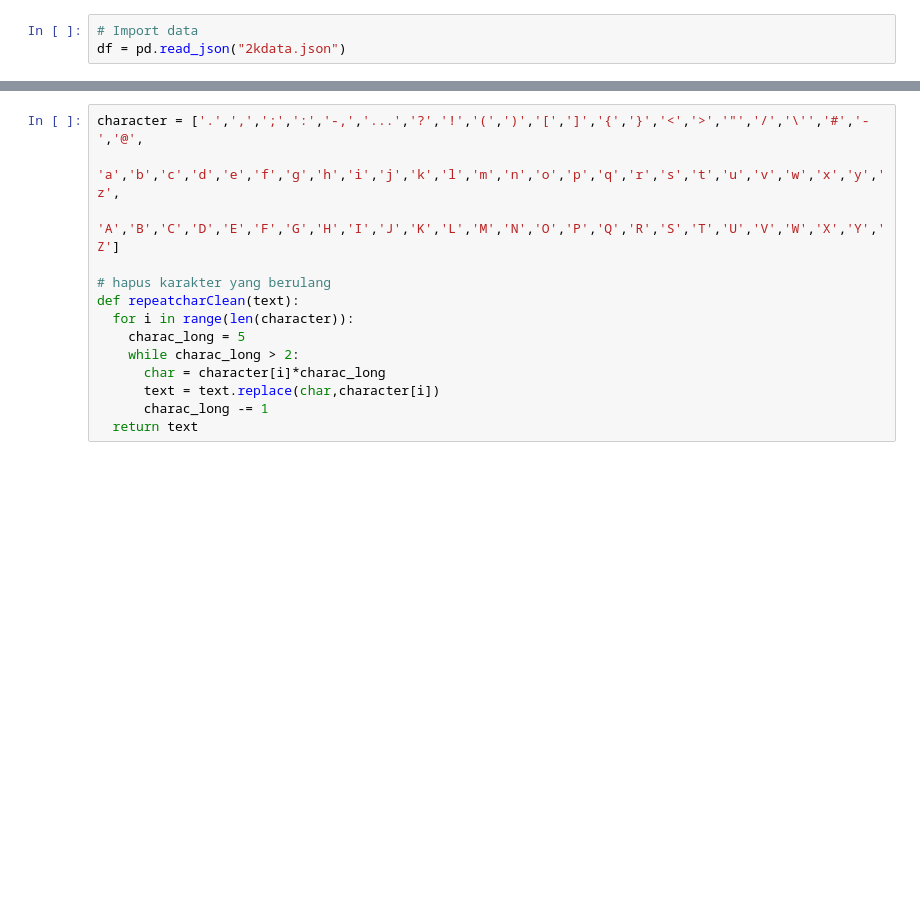
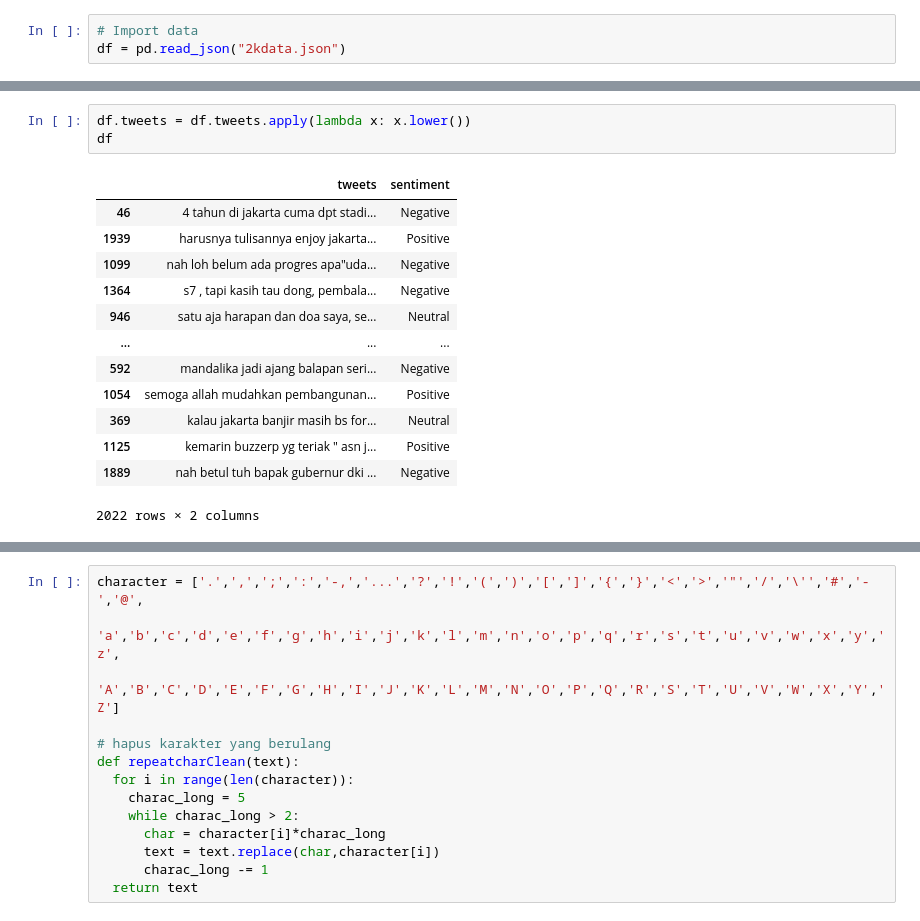
Before and after one commit to rifqoi/BERT-Sentiment-Analysis, a Jupyter notebook: TF_Bert_using_2000data.ipynb, the cells around one changed output, grey strips where cells are left out. Cells and saved outputs as stored; diff of their text form; blank space fills up the shorter version.

```diff
--- a/TF_Bert_using_2000data.ipynb
+++ b/TF_Bert_using_2000data.ipynb
@@ -109 +111,18 @@ df
 2022 rows × 2 columns
+# %%
+df.tweets = df.tweets.apply(lambda x: x.lower())
+df
+# %% [output]
+|  | tweets | sentiment |
+| 46 | 4 tahun di jakarta cuma dpt stadi... | Negative |
+| 1939 | harusnya tulisannya enjoy jakarta... | Positive |
+| 1099 | nah loh belum ada progres apa"uda... | Negative |
+| 1364 | s7 , tapi kasih tau dong, pembala... | Negative |
+| 946 | satu aja harapan dan doa saya, se... | Neutral |
+| ... | ... | ... |
+| 592 | mandalika jadi ajang balapan seri... | Negative |
+| 1054 | semoga allah mudahkan pembangunan... | Positive |
+| 369 | kalau jakarta banjir masih bs for... | Neutral |
+| 1125 | kemarin buzzerp yg teriak " asn j... | Positive |
+| 1889 | nah betul tuh bapak gubernur dki ... | Negative |
+2022 rows × 2 columns
```
Also changed, not shown: parts of 9 cells of this notebook.
